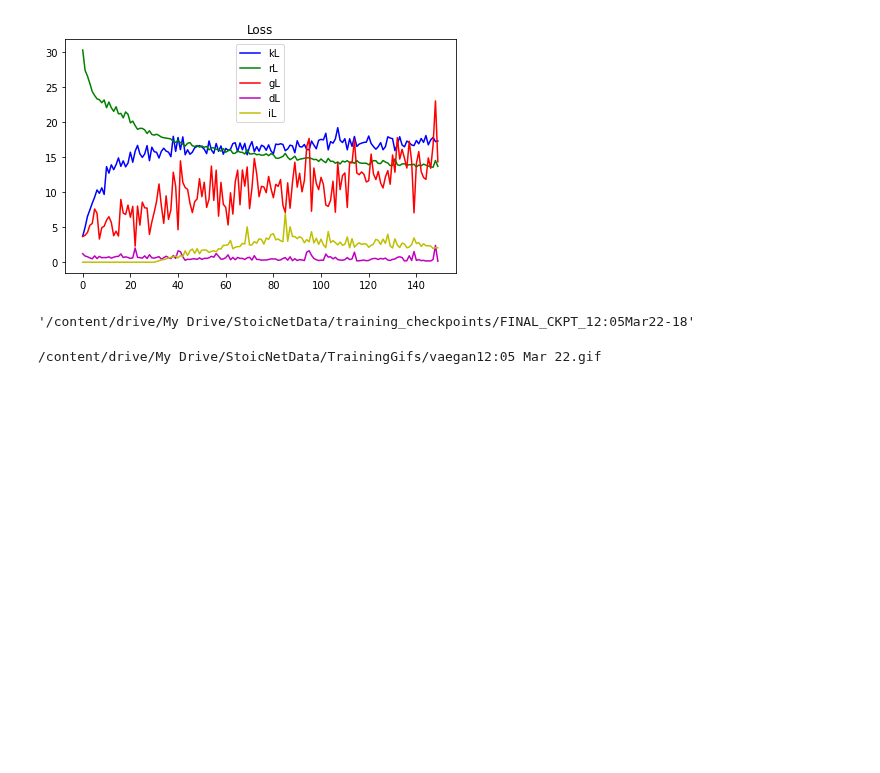
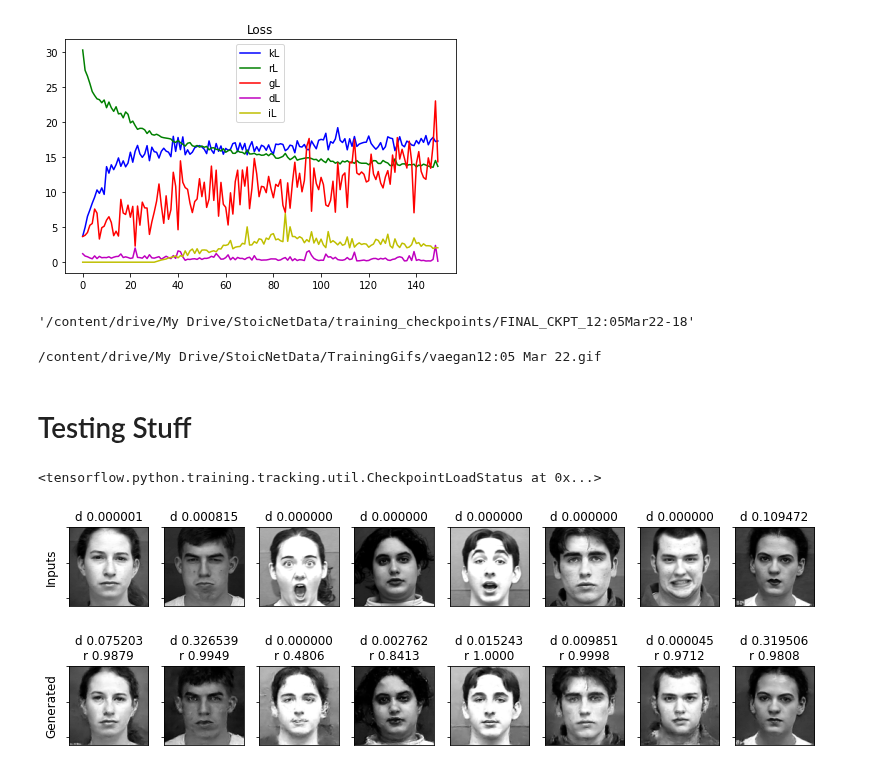
Before and after one commit to willtc111/StoicNet, a Jupyter notebook: Trainer.ipynb, the cells around one changed output. Drawn from its saved outputs; the diff is of its cells as text; code cells hidden in the pictures; blank space fills up the shorter version.

```diff
--- a/Trainer.ipynb
+++ b/Trainer.ipynb
@@ -605,3 +613,13 @@ with imageio.get_writer(anim_filename, mode='I') as writer:
     writer.append_data(image)
 # %% [output]
 /content/drive/My Drive/StoicNetData/TrainingGifs/vaegan12:05 Mar 22.gif
+# %% [markdown]
+# Testing Stuff
+# %%
+checkpoint.restore(os.path.join(checkpoint_dir,"FINAL_CKPT_12:05Mar22-18")).assert_nontrivial_match()
+# %% [output]
+<tensorflow.python.training.tracking.util.CheckpointLoadStatus at 0x...>
+# %%
+display_imgs_ratings(random_images_for_generation)
+# %% [output]
+[figure, added]
```
Also changed, not shown: parts of 5 cells of this notebook.
